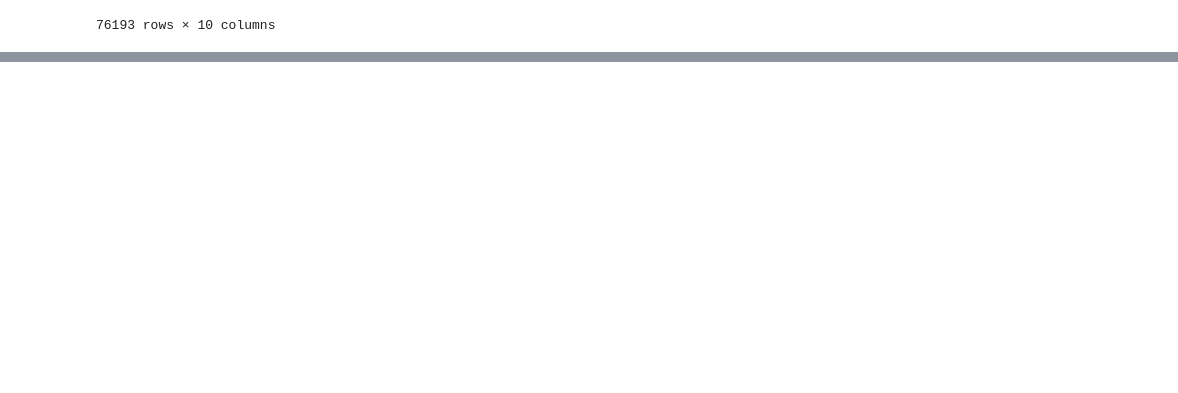
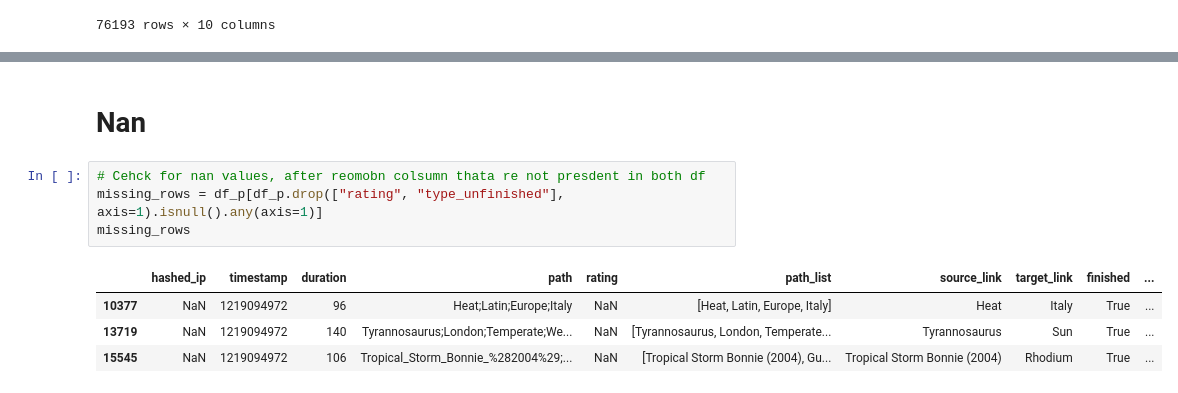
Before and after one commit to 8gabri8/ADA_wikispeedia, a Jupyter notebook: script/create_df.ipynb, the cells around one changed output, grey strips where cells are left out. Drawn from its saved outputs; the diff is of its cells as text; blank space fills up the shorter version.

```diff
--- a/script/create_df.ipynb
+++ b/script/create_df.ipynb
@@ -259,0 +409,11 @@ df_p
+# %% [markdown]
+# Nan
+# %%
+# Cehck for nan values, after reomobn colsumn thata re not presdent in both df
+missing_rows = df_p[df_p.drop(["rating", "type_unfinished"], axis=1).isnull().any(axis=1)]
+missing_rows
+# %% [output]
+|  | hashed_ip | timestamp | duration | path | rating | path_list | source_link | target_link | finished | ... |
+| 10377 | NaN | 1219094972 | 96 | Heat;Latin;Europe;Italy | NaN | [Heat, Latin, Europe, Italy] | Heat | Italy | True | ... |
+| 13719 | NaN | 1219094972 | 140 | Tyrannosaurus;London;Temperate;We... | NaN | [Tyrannosaurus, London, Temperate... | Tyrannosaurus | Sun | True | ... |
+| 15545 | NaN | 1219094972 | 106 | Tropical_Storm_Bonnie_%282004%29;... | NaN | [Tropical Storm Bonnie (2004), Gu... | Tropical Storm Bonnie (2004) | Rhodium | True | ... |
```
Also changed, not shown: parts of 10 cells of this notebook, 5 other files.
